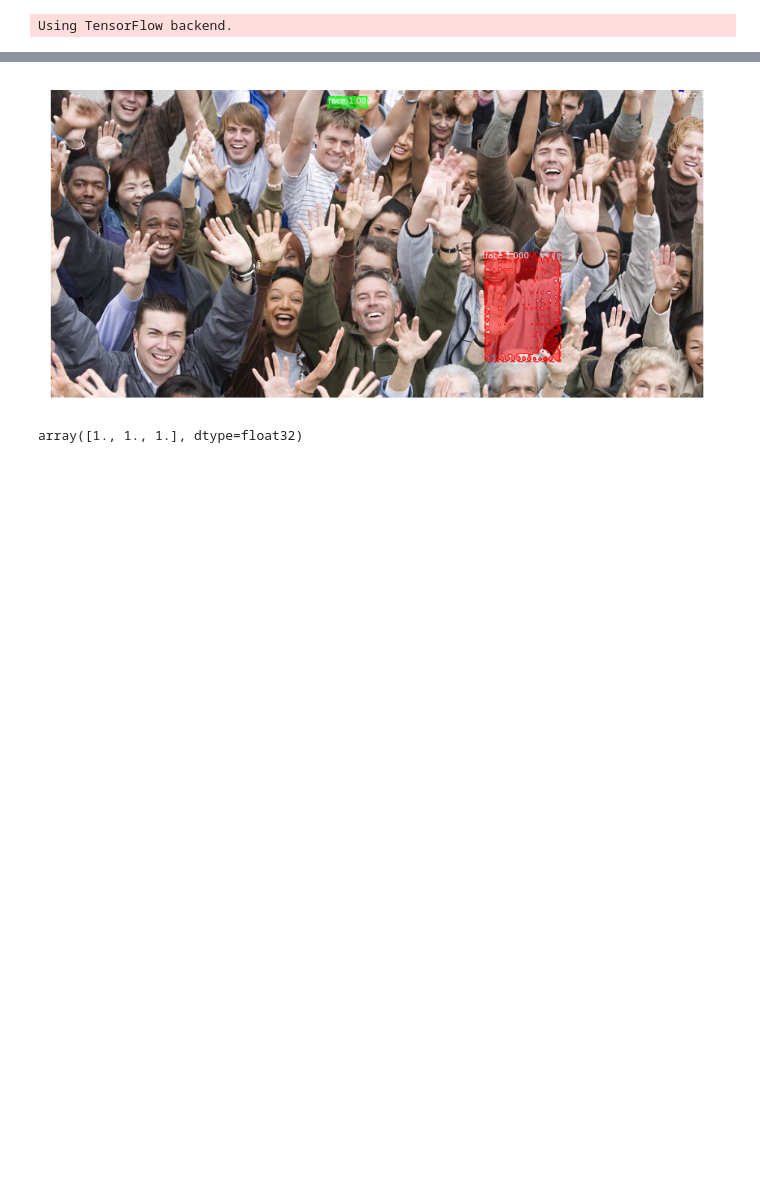
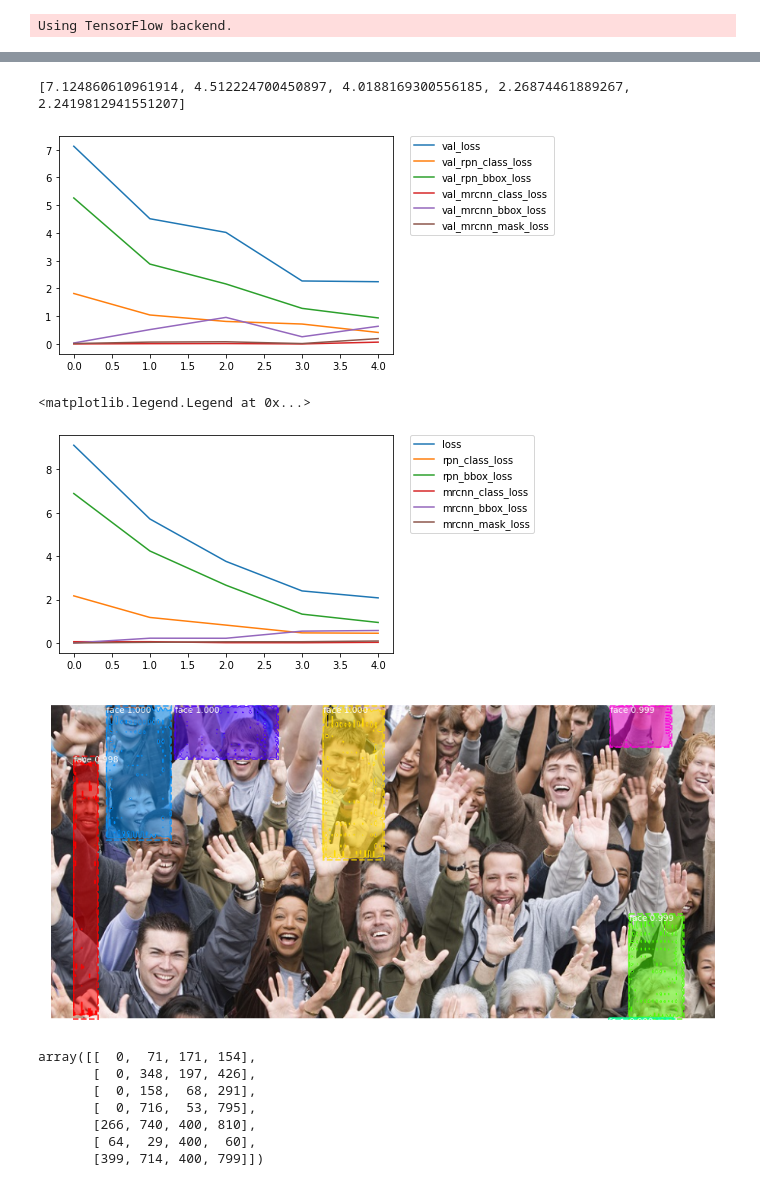
Before and after one commit to Sebastien-WAGNER-63/Boyaketa, a Jupyter notebook: Boyaketa/code/boyaketaKeras/boyaketa.ipynb, the cells around one changed output, grey strips where cells are left out. Drawn from its saved outputs; the diff is of its cells as text; code cells hidden in the pictures; blank space fills up the shorter version.

```diff
--- a/Boyaketa/code/boyaketaKeras/boyaketa.ipynb
+++ b/Boyaketa/code/boyaketaKeras/boyaketa.ipynb
@@ -140,3 +132,53 @@ val = {'val_loss': [7.124860610961914],
+# %%
+val2 = {'val_loss': [4.512224700450897,4.0188169300556185,2.26874461889267,2.2419812941551207],
+ 'val_rpn_class_loss': [1.04279281437397,0.8105034112930298,0.7167041963338852,0.4129241627454758],
+ 'val_rpn_bbox_loss': [2.878066554069519,2.1611364275217055,1.2813853824138641,0.9373162131011487],
+ 'val_mrcnn_class_loss': [0.009346811771392823,0.013504190966486931,1.1920928688624598e-11,0.06408776432275771],
+ 'val_mrcnn_bbox_loss': [0.51644371509552,0.9563062858581542,0.2577210426330566,0.636284458041191],
+ 'val_mrcnn_mask_loss': [0.06557140231132508,0.0773632299900055,0.012930617332458497,0.1913653779029846],
+ 'loss': [5.710488090988334,3.7564101883473286,2.395423023072818,2.074911752957424],
+ 'rpn_class_loss': [1.1732225220167,0.8207722048324938,0.462393676933214,0.4458632894030964],
+ 'rpn_bbox_loss': [4.235222478859297,2.658126093504083,1.32598834501878,0.9420863153370282],
+ 'mrcnn_class_loss': [0.05649336642712996,0.011053262790309456,0.008803284487632165,0.027272946579244353],
+ 'mrcnn_bbox_loss': [0.21744261625158878,0.21432677662099592,0.5428182514569232,0.5717647803648738],
+ 'mrcnn_mask_loss': [0.028103744255677434,0.05212849242086629,0.055416114912688275,0.08792108479346938]}
+
+val = {'val_loss': [7.124860610961914],
+ 'val_rpn_class_loss': [1.8172586596012115],
+ 'val_rpn_bbox_loss': [5.260878140926361],
+ 'val_mrcnn_class_loss': [1.1920928688624598e-11],
+ 'val_mrcnn_bbox_loss': [0.03317064523696899],
+ 'val_mrcnn_mask_loss': [0.013549716472625732],
+ 'loss': [9.106630905893923],
+ 'rpn_class_loss': [2.1677263152735833],
+ 'rpn_bbox_loss': [6.8827679020757895],
+ 'mrcnn_class_loss': [0.05613320519811196],
+ 'mrcnn_bbox_loss': [0.0],
+ 'mrcnn_mask_loss': [0.0]}
+for i in val:
+    val[i]+=history.history[i]
+# %% [output]
+[7.124860610961914, 4.512224700450897, 4.0188169300556185, 2.26874461889267, 2.2419812941551207]
+# %%
+pyplot.plot(val['val_loss'],label='val_loss')
+pyplot.plot(val['val_rpn_class_loss'],label='val_rpn_class_loss')
+pyplot.plot(val['val_rpn_bbox_loss'],label='val_rpn_bbox_loss')
+pyplot.plot(val['val_mrcnn_class_loss'],label='val_mrcnn_class_loss')
+pyplot.plot(val['val_mrcnn_bbox_loss'],label='val_mrcnn_bbox_loss')
+pyplot.plot(val['val_mrcnn_mask_loss'],label='val_mrcnn_mask_loss')
+pyplot.legend(bbox_to_anchor=(1.05, 1), loc='upper left', borderaxespad=0.)
+pyplot.show()
+pyplot.plot(val['loss'],label='loss')
+pyplot.plot(val['rpn_class_loss'],label='rpn_class_loss')
+pyplot.plot(val['rpn_bbox_loss'],label='rpn_bbox_loss')
+pyplot.plot(val['mrcnn_class_loss'],label='mrcnn_class_loss')
+pyplot.plot(val['mrcnn_bbox_loss'],label='mrcnn_bbox_loss')
+pyplot.plot(val['mrcnn_mask_loss'],label='mrcnn_mask_loss')
+pyplot.legend(bbox_to_anchor=(1.05, 1), loc='upper left', borderaxespad=0.)
+# %% [output]
+[figure, added]
+<matplotlib.legend.Legend at 0x...>
+[figure, added]
 # %%
 class SimpleConfig(mrcnn.config.Config):
 	NAME = "face_inference"
@@ -148,10 +196,4 @@ class SimpleConfig(mrcnn.config.Config):
 # %%
-model = mrcnn.model.MaskRCNN(mode="inference",
-                             config=SimpleConfig(),
-                             model_dir=os.getcwd())
-
-model.load_weights(filepath="Face_mask_rcnn.h5", by_name=True)
-
 image = cv2.imread("../../asset/images/img.png")
 image = cv2.cvtColor(image, cv2.COLOR_BGR2RGB)
 
@@ -166,10 +208,16 @@ mrcnn.visualize.display_instances(image=image,
                                   class_names=['BG', 'face'],
                                   scores=r['scores'])
 # %% [output]
-[figure, old version]
+[figure, new version]
 # %%
-r['scores']
+r['rois']
 # %% [output]
-array([1., 1., 1.], dtype=float32)
+array([[  0,  71, 171, 154],
+       [  0, 348, 197, 426],
+       [  0, 158,  68, 291],
+       [  0, 716,  53, 795],
+       [266, 740, 400, 810],
+       [ 64,  29, 400,  60],
+       [399, 714, 400, 799]])
 # %%
 print(tf.__version__)
```
Also changed, not shown: parts of 4 cells of this notebook, 3 other files.
